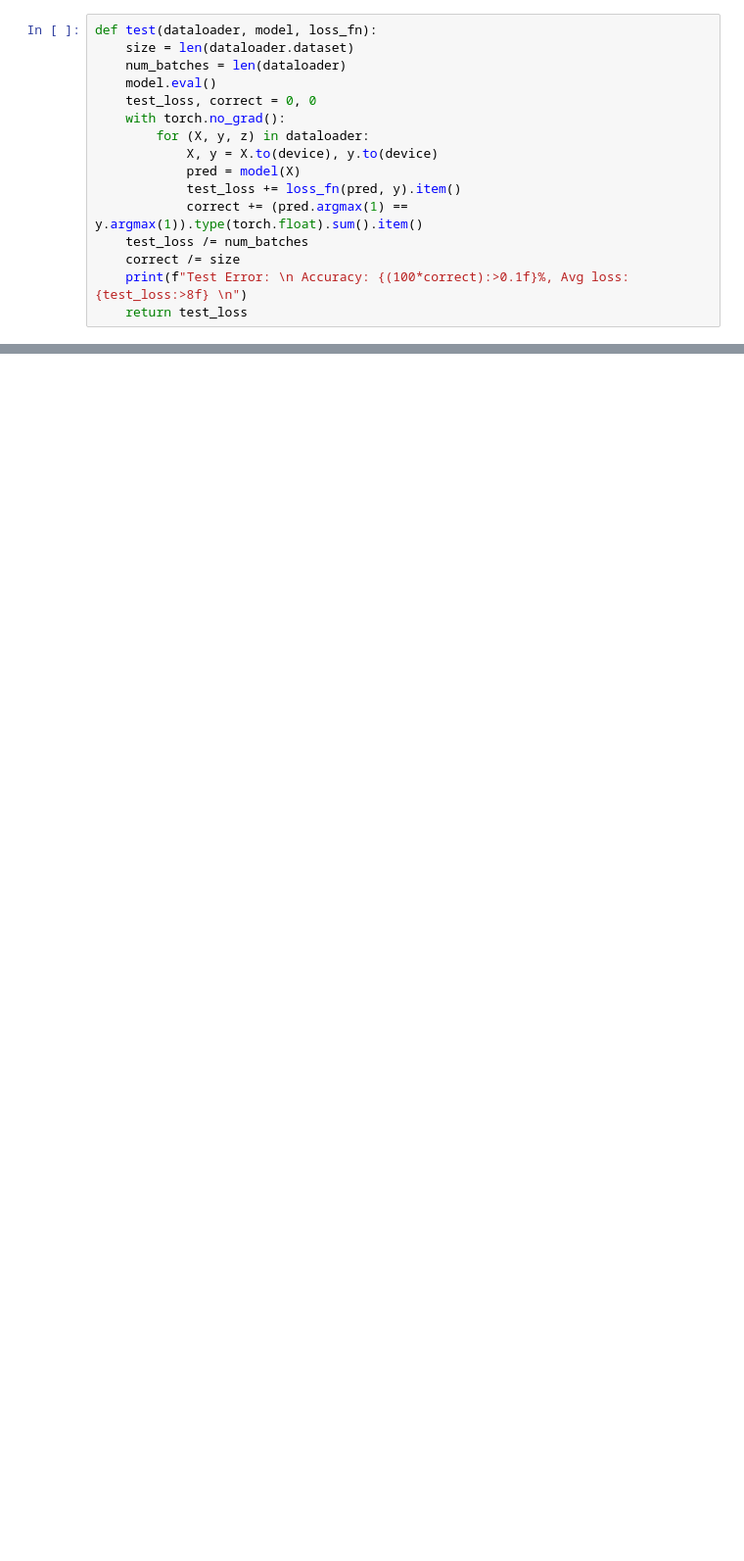
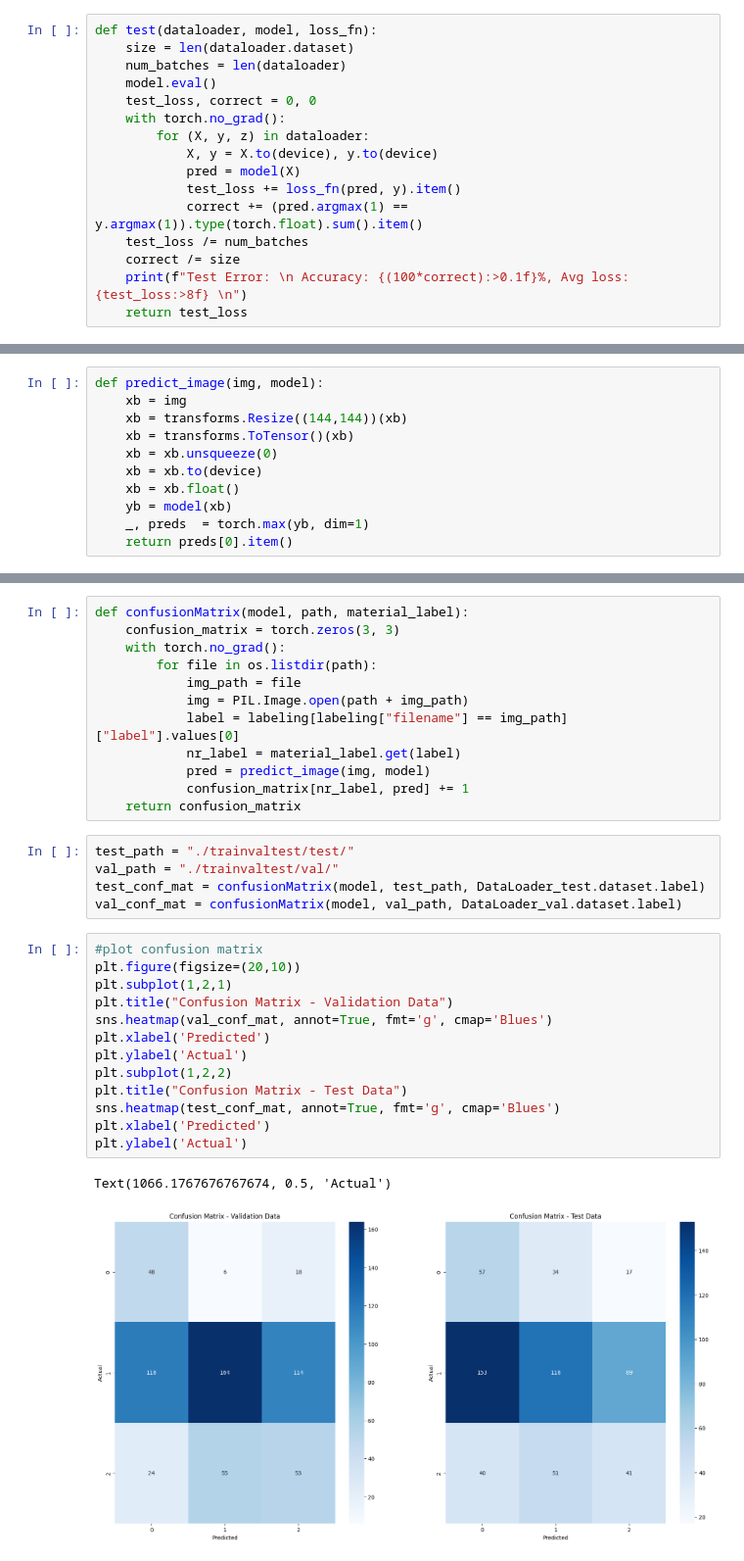
Before and after one commit to FYYHU/AI_V2, a Jupyter notebook: convnet.ipynb, the cells around one changed output, grey strips where cells are left out. Shown at 98% size. Saved outputs shown, nothing was run; the diff lists cells and outputs as text; blank space fills up the shorter version.

Commit message:
confusion stuff

```diff
--- a/convnet.ipynb
+++ b/convnet.ipynb
@@ -353,0 +375,11 @@ plt.legend()
+# %%
+def predict_image(img, model):
+    xb = img
+    xb = transforms.Resize((144,144))(xb)
+    xb = transforms.ToTensor()(xb)
+    xb = xb.unsqueeze(0)
+    xb = xb.to(device)
+    xb = xb.float()
+    yb = model(xb)
+    _, preds  = torch.max(yb, dim=1)
+    return preds[0].item()
@@ -353,0 +401,33 @@ plt.legend()
+# %%
+def confusionMatrix(model, path, material_label):
+    confusion_matrix = torch.zeros(3, 3)
+    with torch.no_grad():
+        for file in os.listdir(path):
+            img_path = file
+            img = PIL.Image.open(path + img_path)
+            label = labeling[labeling["filename"] == img_path]["label"].values[0]
+            nr_label = material_label.get(label)
+            pred = predict_image(img, model)
+            confusion_matrix[nr_label, pred] += 1
+    return confusion_matrix
+# %%
+test_path = "./trainvaltest/test/"
+val_path = "./trainvaltest/val/"
+test_conf_mat = confusionMatrix(model, test_path, DataLoader_test.dataset.label)
+val_conf_mat = confusionMatrix(model, val_path, DataLoader_val.dataset.label)
+# %%
+#plot confusion matrix
+plt.figure(figsize=(20,10))
+plt.subplot(1,2,1)
+plt.title("Confusion Matrix - Validation Data")
+sns.heatmap(val_conf_mat, annot=True, fmt='g', cmap='Blues')
+plt.xlabel('Predicted')
+plt.ylabel('Actual')
+plt.subplot(1,2,2)
+plt.title("Confusion Matrix - Test Data")
+sns.heatmap(test_conf_mat, annot=True, fmt='g', cmap='Blues')
+plt.xlabel('Predicted')
+plt.ylabel('Actual')
+# %% [output]
+Text(1066.1767676767674, 0.5, 'Actual')
+[figure, added]
```
Also changed, not shown: parts of 13 cells of this notebook, 2 other files.
